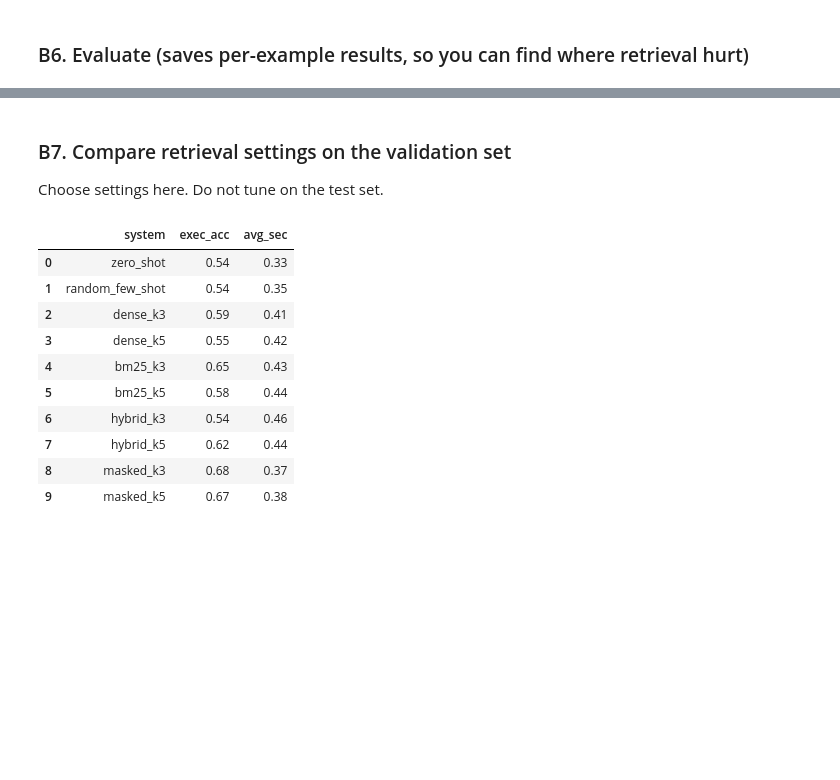
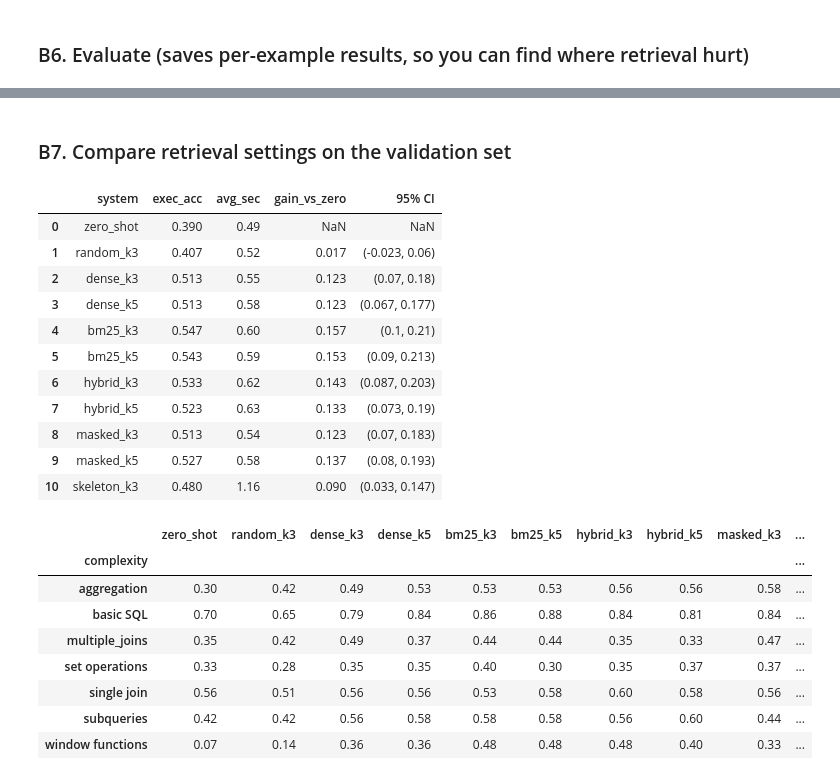
Before and after one commit to Pappu-Meghana-Sharma/p05-text-to-sql-analyst, a Jupyter notebook: p05_clean_and_rag.ipynb, the cells around one changed output, grey strips where cells are left out. Saved outputs shown, nothing was run; the diff lists cells and outputs as text; code cells hidden in the pictures; blank space fills up the shorter version.

Commit message:
Merged EDA and RAG, generated results

```diff
--- a/p05_clean_and_rag.ipynb
+++ b/p05_clean_and_rag.ipynb
@@ -17,13 +17,13 @@ from collections import Counter
 import numpy as np
 import pandas as pd
 from tqdm.auto import tqdm
-
+import matplotlib.pyplot as plt
 from data import load_data, run_sql, same_result
 from config import CONFIG, SEED, QUICK_RUN, set_seed
 set_seed()
 
-TEST_SIZE = 200
-VAL_SIZE = 100
+TEST_SIZE = 300
+VAL_SIZE = 300
 QUICK_TEST = 20
 AUDIT_N = 60
 CACHE = Path("clean_data"); CACHE.mkdir(exist_ok=True)
@@ -282,8 +393,8 @@ saved ID files and filter_report.json
 # %%
 SCHEMA_MODE = "full"          # "full" = whole sql_context, "create" = CREATE statements only
 
-K = 4
-RETRIEVAL = "dense"           # dense | bm25 | hybrid | masked
+K = 3
+RETRIEVAL = "masked"           # dense | bm25 | hybrid | masked
 INDEX_N = None
 print(f"Quick Run: {QUICK_RUN} | INDEX_N: {INDEX_N}")
 # %% [output]
@@ -493,37 +682,61 @@ def evaluate(system_fn, data, name):
+# %%
+def paired_gain(name, base="zero_shot", n=2000, seed=0):
+    a = pd.read_json(f"results/{base}.json").set_index("id").correct.astype(float)
+    b = pd.read_json(f"results/{name}.json").set_index("id").correct.astype(float)
+    d = (b - a.loc[b.index]).values
+    rng = np.random.default_rng(seed)
+    m = [rng.choice(d, len(d)).mean() for _ in range(n)]
+    return round(d.mean(), 3), np.percentile(m, [2.5, 97.5]).round(3)
 # %% [markdown]
 ### B7. Compare retrieval settings on the validation set
-Choose settings here. Do not tune on the test set.
 # %%
-N_EVAL = len(val_ds)
-val_eval = val_ds.select(range(N_EVAL))
-_rng= random.Random(SEED)
-_rand_pool=list(range(len(pool)))
+import shutil; shutil.rmtree("results", ignore_errors=True)     # drop old-prompt results
 
-def random_few_shot(q, ctx, k=K, mode=RETRIEVAL):
-    idxs=_rng.sample(_rand_pool, k)
-    examples=[{"sql_prompt": pool_q[i], "sql_context": pool_ctx[i], "sql": pool_sql[i]} for i in idxs]
-    return generate(q, ctx, examples)
-runs = {"zero_shot": zero_shot,"random_few_shot": lambda q, c: random_few_shot(q, c, K, RETRIEVAL)}
+val_eval = val_ds
+
+def random_few_shot(q, ctx, k=3):
+    idxs = random.Random(f"{SEED}-{q}").sample(range(len(pool_q)), k)
+    return generate(q, ctx, [{"sql_prompt": pool_q[i], "sql_context": pool_ctx[i], "sql": pool_sql[i]} for i in idxs])
+
+runs = {"zero_shot": zero_shot, "random_k3": lambda q, c: random_few_shot(q, c, 3)}
 for mode in ["dense", "bm25", "hybrid", "masked"]:
     for k in [3, 5]:
         runs[f"{mode}_k{k}"] = (lambda q, c, m=mode, kk=k: few_shot(q, c, kk, m))
+runs["skeleton_k3"] = lambda q, c: generate(q, c, retrieve_skeleton(q, c, 3))
 
 table = []
 for name, fn in runs.items():
     df = evaluate(fn, val_eval, name)
-    table.append({"system": name, "exec_acc": round(df.correct.mean(), 3), "avg_sec": round(df.sec.mean(), 2)})
-pd.DataFrame(table)
+    row = {"system": name, "exec_acc": round(df.correct.mean(), 3), "avg_sec": round(df.sec.mean(), 2)}
+    if name != "zero_shot":
+        g, ci = paired_gain(name)
+        row["gain_vs_zero"], row["95% CI"] = g, tuple(ci)
+    table.append(row)
+display(pd.DataFrame(table))
+
+accs = {n: pd.read_json(f"results/{n}.json").groupby("complexity").correct.mean().round(2) for n in runs}
+display(pd.DataFrame(accs))
 # %% [output]
-|  | system | exec_acc | avg_sec |
-| 0 | zero_shot | 0.54 | 0.33 |
-| 1 | random_few_shot | 0.54 | 0.35 |
-| 2 | dense_k3 | 0.59 | 0.41 |
-| 3 | dense_k5 | 0.55 | 0.42 |
-| 4 | bm25_k3 | 0.65 | 0.43 |
-| 5 | bm25_k5 | 0.58 | 0.44 |
-| 6 | hybrid_k3 | 0.54 | 0.46 |
-| 7 | hybrid_k5 | 0.62 | 0.44 |
-| 8 | masked_k3 | 0.68 | 0.37 |
-| 9 | masked_k5 | 0.67 | 0.38 |
+|  | system | exec_acc | avg_sec | gain_vs_zero | 95% CI |
+| 0 | zero_shot | 0.390 | 0.49 | NaN | NaN |
+| 1 | random_k3 | 0.407 | 0.52 | 0.017 | (-0.023, 0.06) |
+| 2 | dense_k3 | 0.513 | 0.55 | 0.123 | (0.07, 0.18) |
+| 3 | dense_k5 | 0.513 | 0.58 | 0.123 | (0.067, 0.177) |
+| 4 | bm25_k3 | 0.547 | 0.60 | 0.157 | (0.1, 0.21) |
+| 5 | bm25_k5 | 0.543 | 0.59 | 0.153 | (0.09, 0.213) |
+| 6 | hybrid_k3 | 0.533 | 0.62 | 0.143 | (0.087, 0.203) |
+| 7 | hybrid_k5 | 0.523 | 0.63 | 0.133 | (0.073, 0.19) |
+| 8 | masked_k3 | 0.513 | 0.54 | 0.123 | (0.07, 0.183) |
+| 9 | masked_k5 | 0.527 | 0.58 | 0.137 | (0.08, 0.193) |
+| 10 | skeleton_k3 | 0.480 | 1.16 | 0.090 | (0.033, 0.147) |
+|  | zero_shot | random_k3 | dense_k3 | dense_k5 | bm25_k3 | bm25_k5 | hybrid_k3 | hybrid_k5 | masked_k3 | ... |
+| complexity |  |  |  |  |  |  |  |  |  | ... |
+| aggregation | 0.30 | 0.42 | 0.49 | 0.53 | 0.53 | 0.53 | 0.56 | 0.56 | 0.58 | ... |
+| basic SQL | 0.70 | 0.65 | 0.79 | 0.84 | 0.86 | 0.88 | 0.84 | 0.81 | 0.84 | ... |
+| multiple_joins | 0.35 | 0.42 | 0.49 | 0.37 | 0.44 | 0.44 | 0.35 | 0.33 | 0.47 | ... |
+| set operations | 0.33 | 0.28 | 0.35 | 0.35 | 0.40 | 0.30 | 0.35 | 0.37 | 0.37 | ... |
+| single join | 0.56 | 0.51 | 0.56 | 0.56 | 0.53 | 0.58 | 0.60 | 0.58 | 0.56 | ... |
+| subqueries | 0.42 | 0.42 | 0.56 | 0.58 | 0.58 | 0.58 | 0.56 | 0.60 | 0.44 | ... |
+| window functions | 0.07 | 0.14 | 0.36 | 0.36 | 0.48 | 0.48 | 0.48 | 0.40 | 0.33 | ... |
 # %% [markdown]
 ### B8. Where did retrieval hurt?
```
Also changed, not shown: parts of 29 cells of this notebook, 38 other files.
